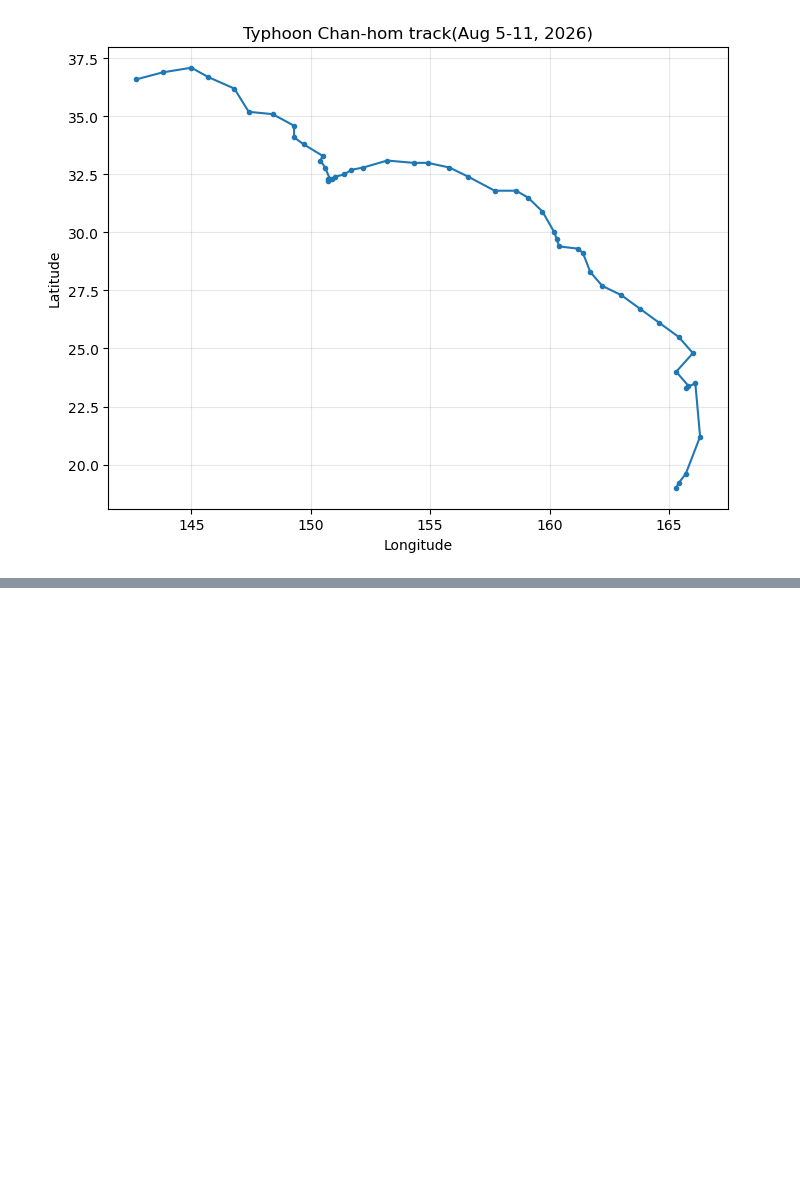
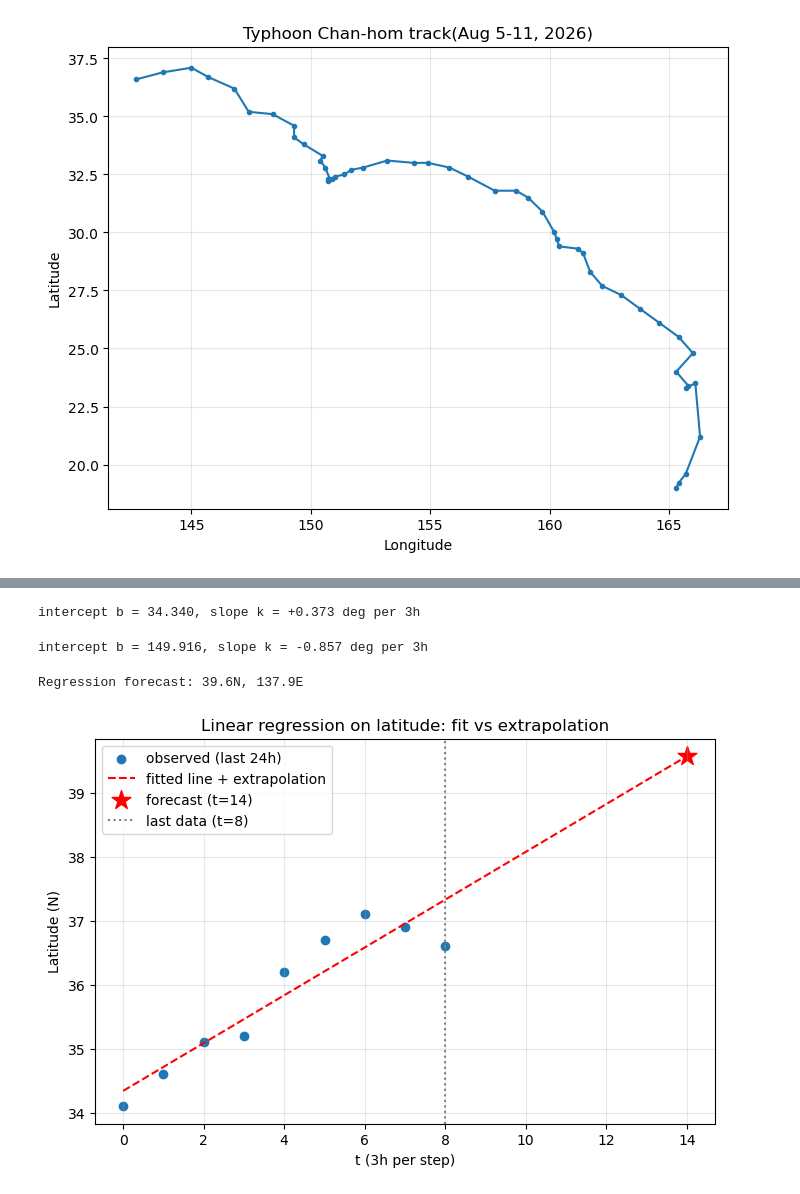
Before and after one commit to sitongh/typhoon-track-regression-chanhom2026, a Jupyter notebook: analysis.ipynb, the cells around one changed output, grey strips where cells are left out. Drawn from its saved outputs; the diff is of its cells as text; code cells hidden in the pictures; blank space fills up the shorter version.

Commit message:
Add forecasts for Aug 12 06:00 JST (before outcome known)

```diff
--- a/analysis.ipynb
+++ b/analysis.ipynb
@@ -52,0 +71,7 @@ Matplotlib is building the font cache; this may take a moment.
+# %%
+import numpy as np
+
+recent = df.tail(9).reset_index(drop=True)
+t = np.arange(len(recent))
+print(recent[['datetime_utc','lat','lon']])
+print(t)
@@ -52,0 +90,3 @@ Matplotlib is building the font cache; this may take a moment.
+# %%
+A = np.vstack([np.ones_like(t), t]).T
+print(A)
@@ -52,0 +103,32 @@ Matplotlib is building the font cache; this may take a moment.
+# %%
+b_lat, k_lat = np.linalg.lstsq(A, recent['lat'], rcond=None)[0]
+print(f'intercept b = {b_lat:.3f}, slope k = {k_lat:+.3f} deg per 3h')
+# %% [output]
+intercept b = 34.340, slope k = +0.373 deg per 3h
+# %%
+b_lon, k_lon = np.linalg.lstsq(A, recent['lon'], rcond=None)[0]
+print(f'intercept b = {b_lon:.3f}, slope k = {k_lon:+.3f} deg per 3h')
+# %% [output]
+intercept b = 149.916, slope k = -0.857 deg per 3h
+# %%
+t_future = 8 + steps
+pred_lat_reg = b_lat + k_lat * t_future
+pred_lon_reg = b_lon + k_lon * t_future
+print(f'Regression forecast: {pred_lat_reg:.1f}N, {pred_lon_reg:.1f}E')
+# %% [output]
+Regression forecast: 39.6N, 137.9E
+# %%
+plt.figure(figsize=(8, 5))
+plt.scatter(t, recent['lat'], label='observed (last 24h)')
+t_line = np.arange(0, 15)
+plt.plot(t_line, b_lat + k_lat * t_line, 'r--', label='fitted line + extrapolation')
+plt.scatter([14], [pred_lat_reg], marker='*', s=200, color='red', label='forecast (t=14)')
+plt.axvline(8, color='gray', ls=':', label='last data (t=8)')
+plt.xlabel('t (3h per step)')
+plt.ylabel('Latitude (N)')
+plt.title('Linear regression on latitude: fit vs extrapolation')
+plt.legend()
+plt.grid(alpha=0.3)
+plt.show()
+# %% [output]
+[figure, added]
```
Also changed, not shown: parts of 5 cells of this notebook.
